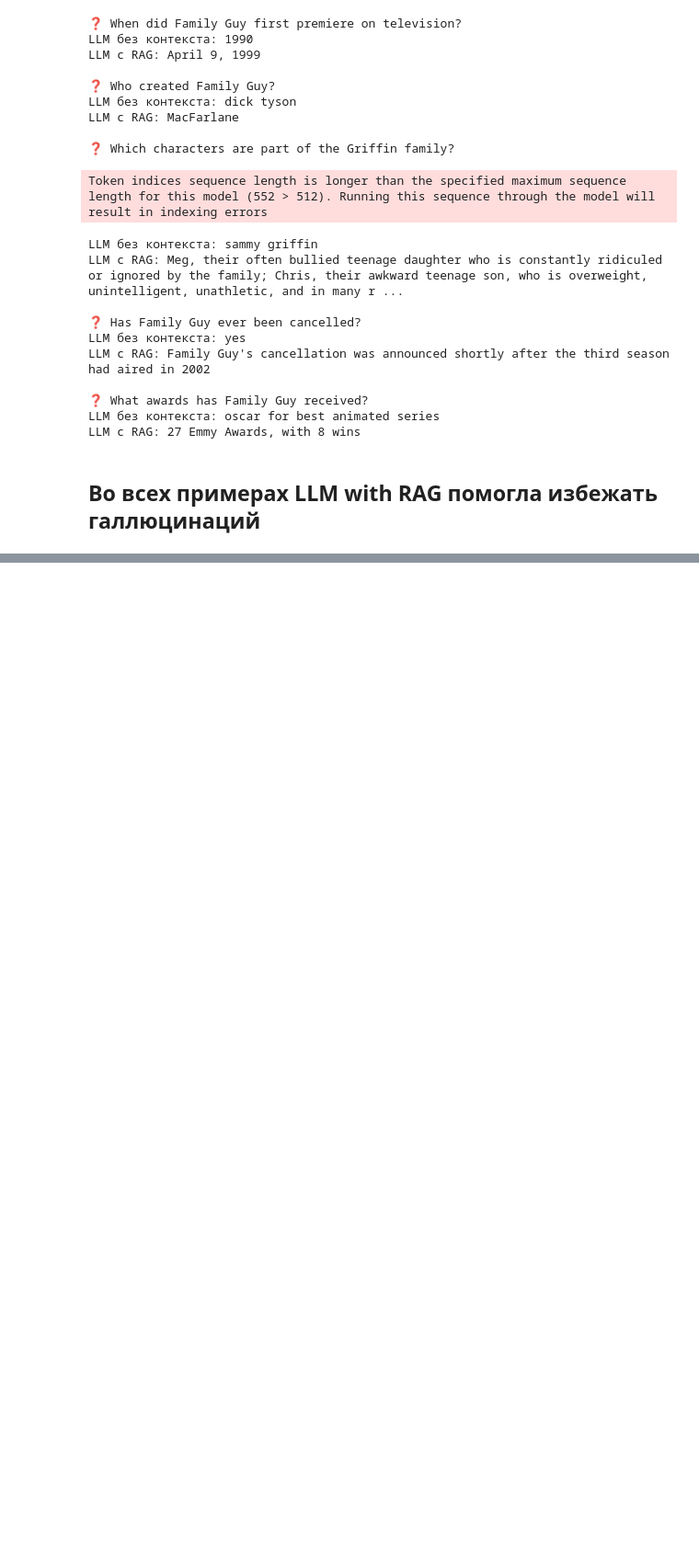
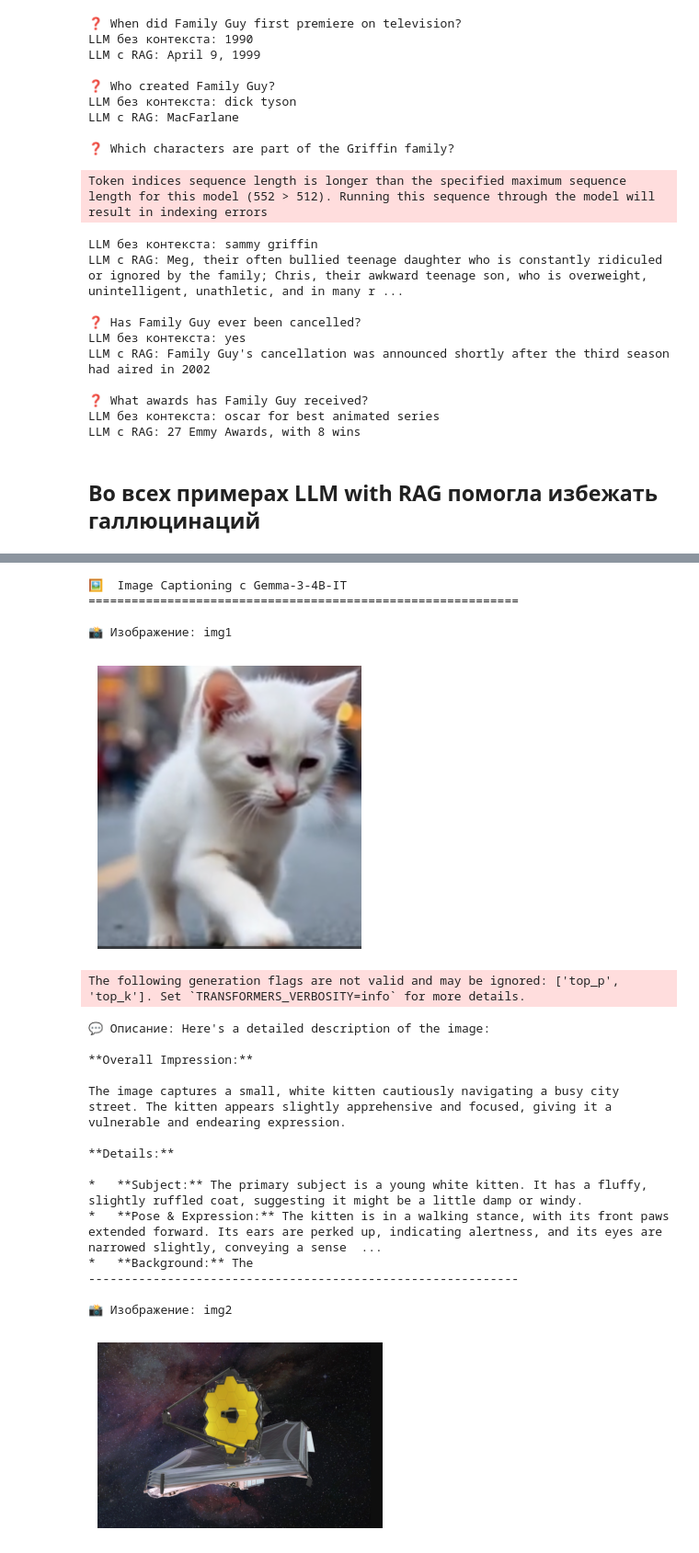
Before and after one commit to timur1101/testrepo, a Jupyter notebook: Untitled15 (1).ipynb, the cells around one changed output, grey strips where cells are left out. Shown at 92% size. Drawn from its saved outputs; the diff is of its cells as text; code cells hidden in the pictures; blank space fills up the shorter version.

```diff
--- a/Untitled15 (1).ipynb
+++ b/Untitled15 (1).ipynb
@@ -239,0 +409,41 @@ img3 = Image.open("stewie.png")
+# %%
+print("🖼️  Image Captioning с Gemma-3-4B-IT")
+print("=" * 60)
+
+caption_prompt = "Describe this image in detail."
+
+for name, image in loaded_images.items():
+    print(f"\n📸 Изображение: {name}")
+
+    # Показываем изображение
+    plt.figure(figsize=(4, 4))
+    plt.imshow(image)
+    plt.axis('off')
+    plt.show()
+
+    # Генерируем описание
+    caption = gemma_ask(image, caption_prompt, max_new_tokens=150)
+    print(f"💬 Описание: {caption}")
+    print("-" * 60)
+# %% [output]
+🖼️  Image Captioning с Gemma-3-4B-IT
+============================================================
+
+📸 Изображение: img1
+[figure, added]
+The following generation flags are not valid and may be ignored: ['top_p', 'top_k']. Set `TRANSFORMERS_VERBOSITY=info` for more details.
+💬 Описание: Here's a detailed description of the image:
+
+**Overall Impression:**
+
+The image captures a small, white kitten cautiously navigating a busy city street. The kitten appears slightly apprehensive and focused, giving it a vulnerable and endearing expression.
+
+**Details:**
+
+*   **Subject:** The primary subject is a young white kitten. It has a fluffy, slightly ruffled coat, suggesting it might be a little damp or windy.
+*   **Pose & Expression:** The kitten is in a walking stance, with its front paws extended forward. Its ears are perked up, indicating alertness, and its eyes are narrowed slightly, conveying a sense  ...
+*   **Background:** The
+------------------------------------------------------------
+
+📸 Изображение: img2
+[figure, added]
```
Also changed, not shown: parts of 11 cells of this notebook.
